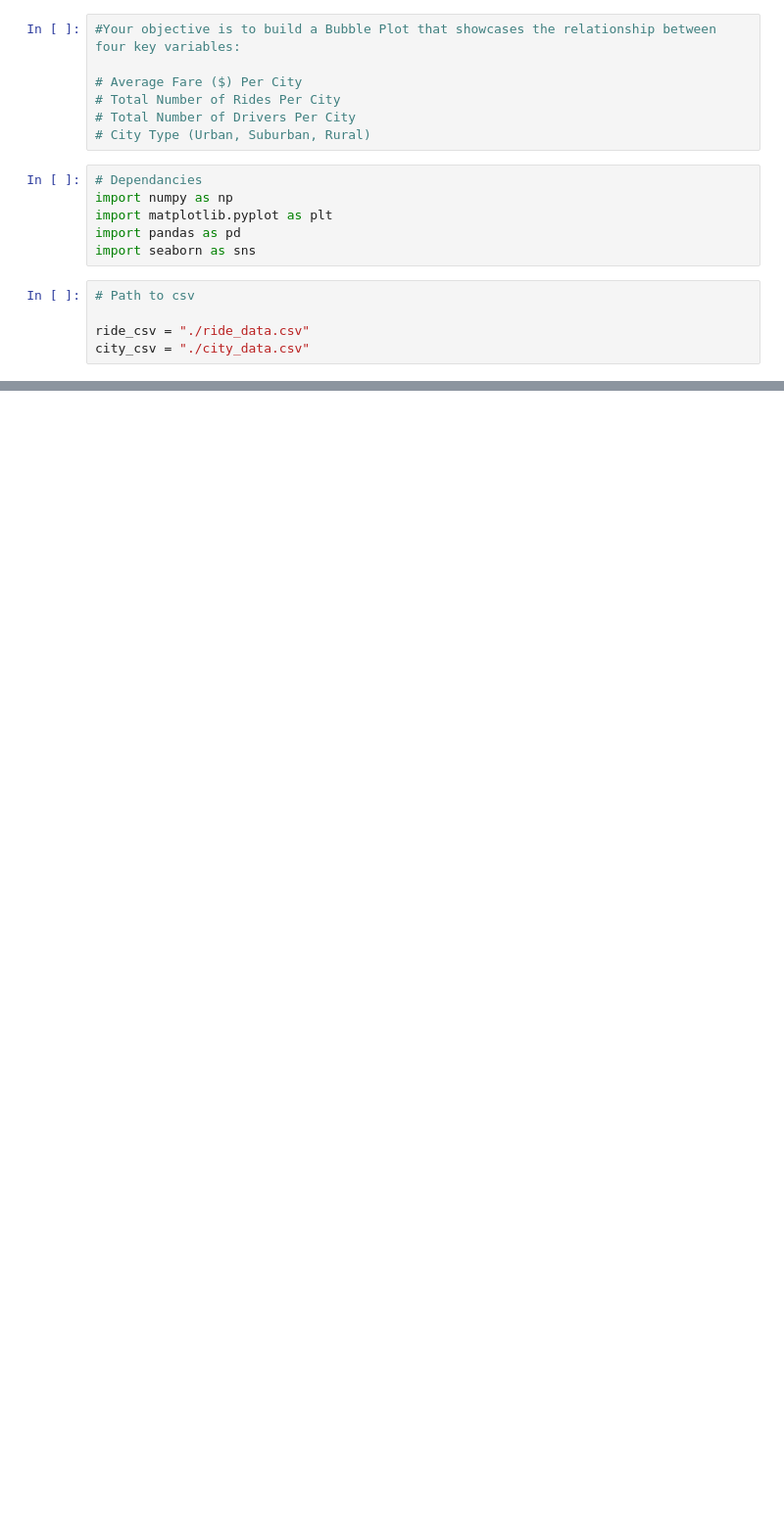
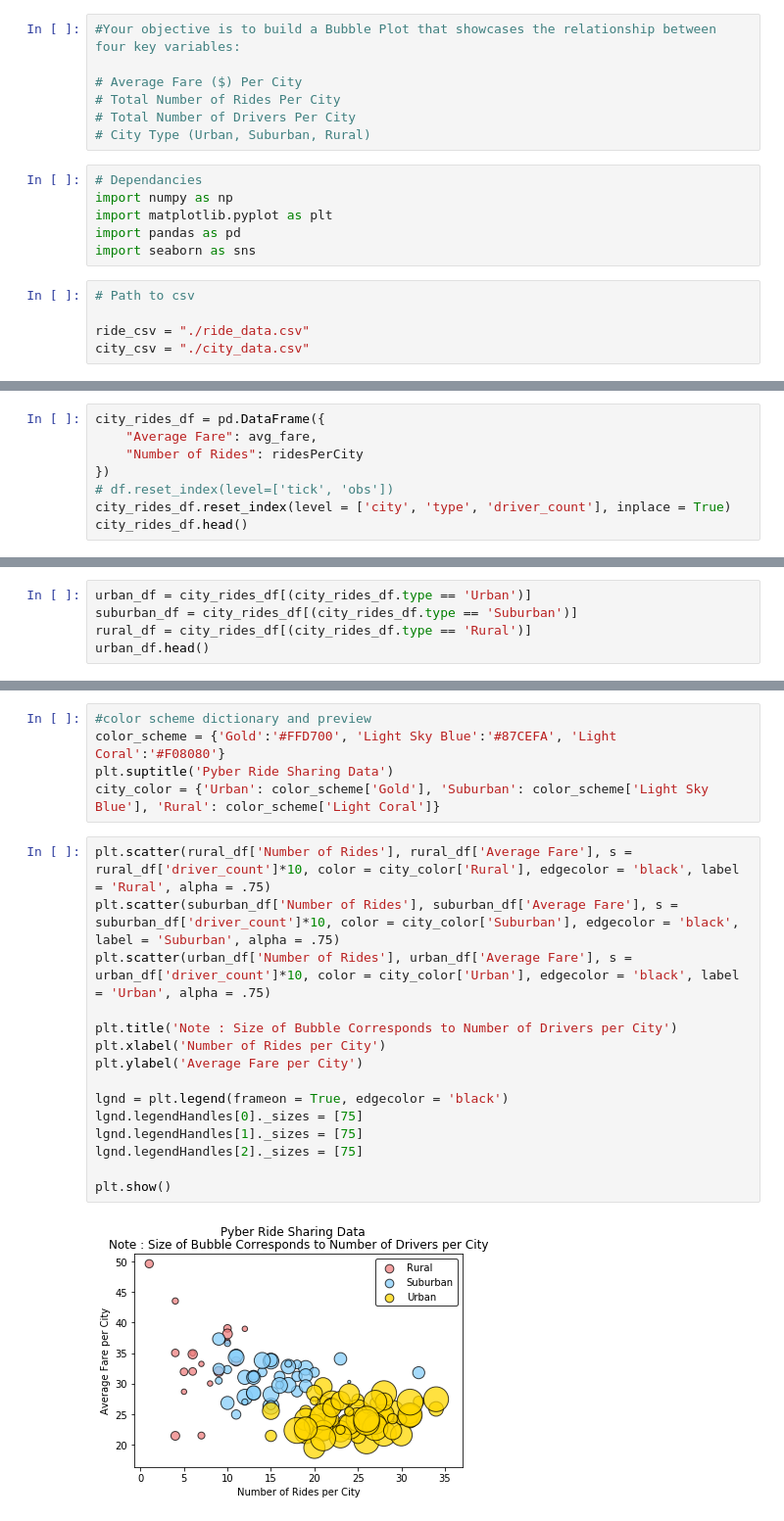
Before and after one commit to gayatripingale/Homework, a Jupyter notebook: Matplotlib/Pyber_RideSharing_Matplotlib.ipynb, the cells around one changed output, grey strips where cells are left out. Shown at 98% size. Cells and saved outputs as stored; diff of their text form; blank space fills up the shorter version.

```diff
--- a/Matplotlib/Pyber_RideSharing_Matplotlib.ipynb
+++ b/Matplotlib/Pyber_RideSharing_Matplotlib.ipynb
@@ -88,0 +79,8 @@ by_city
+# %%
+city_rides_df = pd.DataFrame({
+    "Average Fare": avg_fare,
+    "Number of Rides": ridesPerCity
+})
+# df.reset_index(level=['tick', 'obs'])
+city_rides_df.reset_index(level = ['city', 'type', 'driver_count'], inplace = True)
+city_rides_df.head()
@@ -88,0 +94,5 @@ by_city
+# %%
+urban_df = city_rides_df[(city_rides_df.type == 'Urban')]
+suburban_df = city_rides_df[(city_rides_df.type == 'Suburban')]
+rural_df = city_rides_df[(city_rides_df.type == 'Rural')]
+urban_df.head()
@@ -88,0 +124,22 @@ by_city
+# %%
+#color scheme dictionary and preview
+color_scheme = {'Gold':'#FFD700', 'Light Sky Blue':'#87CEFA', 'Light Coral':'#F08080'}
+plt.suptitle('Pyber Ride Sharing Data')
+city_color = {'Urban': color_scheme['Gold'], 'Suburban': color_scheme['Light Sky Blue'], 'Rural': color_scheme['Light Coral']}
+# %%
+plt.scatter(rural_df['Number of Rides'], rural_df['Average Fare'], s = rural_df['driver_count']*10, color = city_color['Rural'], edgecolor = 'black', label = 'Rural', alpha = .75)
+plt.scatter(suburban_df['Number of Rides'], suburban_df['Average Fare'], s = suburban_df['driver_count']*10, color = city_color['Suburban'], edgecolor = 'black', label = 'Suburban', alpha = .75)
+plt.scatter(urban_df['Number of Rides'], urban_df['Average Fare'], s = urban_df['driver_count']*10, color = city_color['Urban'], edgecolor = 'black', label = 'Urban', alpha = .75)
+
+plt.title('Note : Size of Bubble Corresponds to Number of Drivers per City')
+plt.xlabel('Number of Rides per City')
+plt.ylabel('Average Fare per City')
+
+lgnd = plt.legend(frameon = True, edgecolor = 'black')
+lgnd.legendHandles[0]._sizes = [75]
+lgnd.legendHandles[1]._sizes = [75]
+lgnd.legendHandles[2]._sizes = [75]
+
+plt.show()
+# %% [output]
+[figure, added]
```
Also changed, not shown: parts of 15 cells of this notebook, 1 other file.
